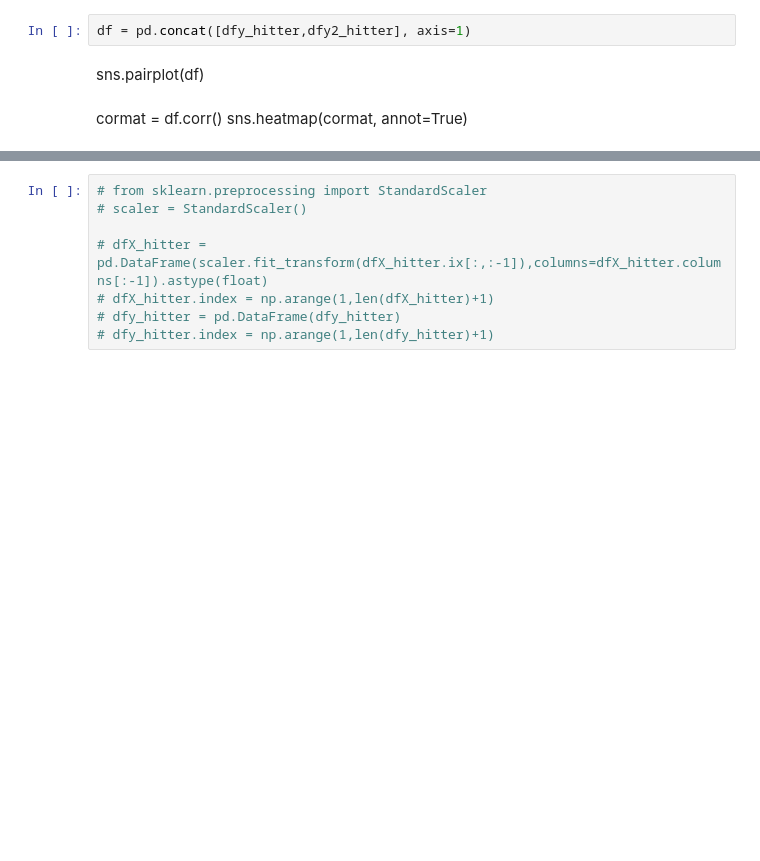
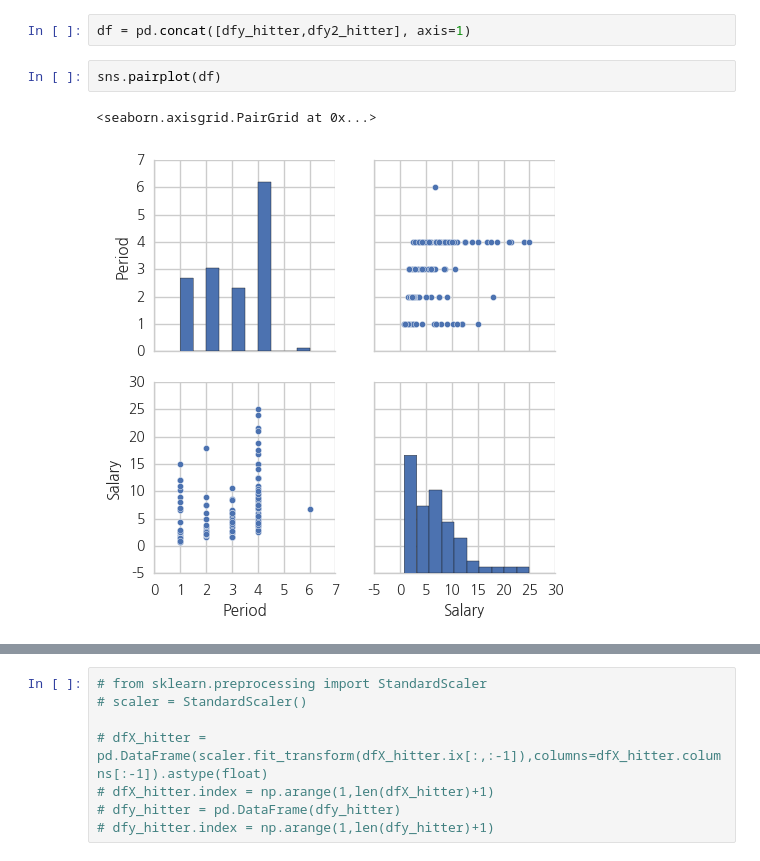
Before and after one commit to Wonheee/dss_team_project, a Jupyter notebook: Hitter_Year_OLS.ipynb, the cells around one changed output, grey strips where cells are left out. Drawn from its saved outputs; the diff is of its cells as text; blank space fills up the shorter version.

```diff
--- a/Hitter_Year_OLS.ipynb
+++ b/Hitter_Year_OLS.ipynb
@@ -34,8 +36,8 @@ dfy2_hitter = dfy2_hitter.drop(dfy2_hitter.index[idx]).astype(float)
 dfX_hitter = dfX_hitter.drop(dfX_hitter.index[idx]).astype(float)
 # %%
 df = pd.concat([dfy_hitter,dfy2_hitter], axis=1)
-# %% [markdown]
-sns.pairplot(df)
-# %% [markdown]
-cormat = df.corr()
-sns.heatmap(cormat, annot=True)
+# %%
+sns.pairplot(df)
+# %% [output]
+<seaborn.axisgrid.PairGrid at 0x...>
+[figure, added]
```
Also changed, not shown: parts of 22 cells of this notebook, 4 other files.
